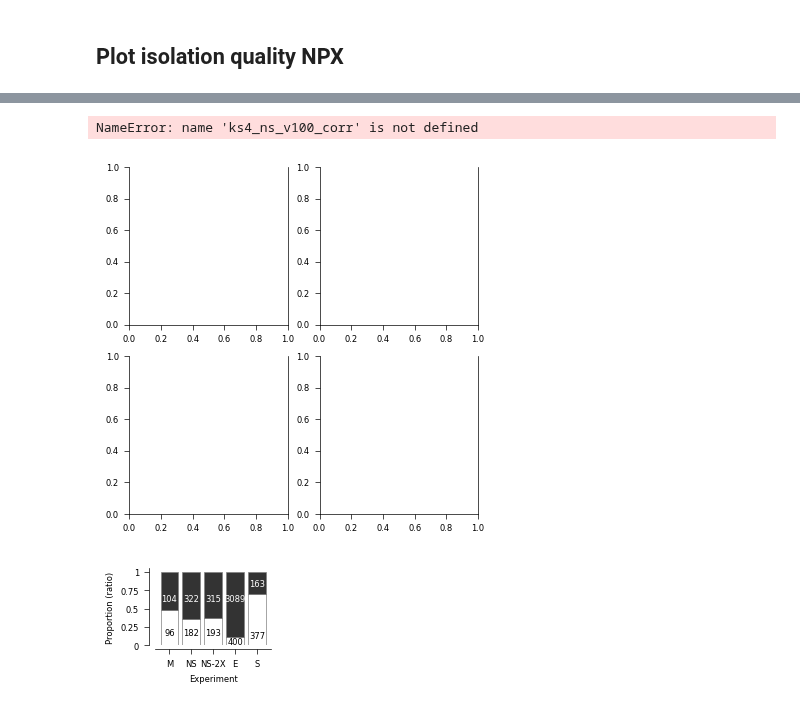
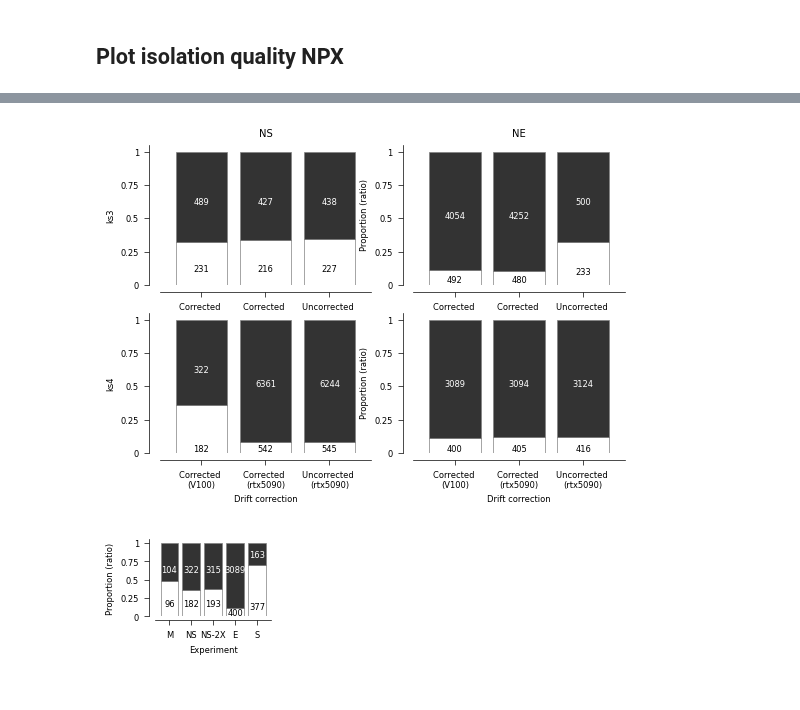
Before and after one commit to steevelaquitaine/spikebias, a Jupyter notebook: notebooks/4_reviews/fig_xx_yields_by_driftcorr.ipynb, the cells around one changed output, grey strips where cells are left out. Drawn from its saved outputs; the diff is of its cells as text; code cells hidden in the pictures.

Commit message:
added review fig5a on +/- drift correction

```diff
--- a/notebooks/4_reviews/fig_xx_yields_by_driftcorr.ipynb
+++ b/notebooks/4_reviews/fig_xx_yields_by_driftcorr.ipynb
@@ -218,41 +221,52 @@ df_ns_v100_corr
 # %%
 # setup
-FIGSIZE = (4.5, 4.5)
+FIGSIZE = (6, 4)
+SHIFT = 0.3
 _, ax = plt.subplots(2, 2, figsize=FIGSIZE)
+
+# KILOSORT 3 --------------
+
+# NS
+number_pos = {'exp1_x':-0.3 + SHIFT, 'exp1_y_su': 0.1, 'exp1_y_mu': 0.6,
+              'exp2_x': 0.7 + SHIFT, 'exp2_y_su': 0.1, 'exp2_y_mu': 0.6,
+              'exp3_x': 1.7 + SHIFT, 'exp3_y_su': 0.1, 'exp3_y_mu': 0.6}
+isolation.plot_unit_isolation_by_drift_corr(ax[0, 0], ks3["ns_v100_corr"], ks3["ns_rtx_corr"], ks3["ns_rtx_no_corr"], legend_cfg, number_pos)
+ax[0, 0].set_yticks([0, 0.25, 0.5, 0.75, 1], [0, 0.25, 0.5, 0.75, 1])
+ax[0, 0].set_title('NS')
+ax[0, 0].set_ylabel('ks3')
+
+# NE
+number_pos = {'exp1_x':-0.3 + SHIFT, 'exp1_y_su': 0.02, 'exp1_y_mu': 0.5,
+              'exp2_x': 0.7 + SHIFT, 'exp2_y_su': 0.02, 'exp2_y_mu': 0.5,
+              'exp3_x': 1.7 + SHIFT, 'exp3_y_su': 0.08, 'exp3_y_mu': 0.6}
+isolation.plot_unit_isolation_by_drift_corr(ax[0, 1], ks3["ne_v100_corr"], ks3["ne_rtx_corr"], ks3["ne_rtx_no_corr"], legend_cfg, number_pos)
+ax[0, 1].set_yticks([0, 0.25, 0.5, 0.75, 1], [0, 0.25, 0.5, 0.75, 1])
+ax[0, 1].set_title('NE')
 
 # KILOSORT 4 --------------
 
-# plot NS
-isolation.plot_unit_isolation_by_drift_corr(ax[0], ks4_ns_v100_corr, ks4_ns_rtx_corr, ks4_ns_rtx_no_corr, legend_cfg);
-ax[0].set_yticks([0, 0.25, 0.5, 0.75, 1], [0, 0.25, 0.5, 0.75, 1]);
-ax[0].set_title('ks4 - NS')
-plt.tight_layout(w_pad=2)
+# NS
+number_pos = {'exp1_x':-0.3 + SHIFT, 'exp1_y_su': 0.01, 'exp1_y_mu': 0.6,
+              'exp2_x': 0.7 + SHIFT, 'exp2_y_su': 0.01, 'exp2_y_mu': 0.5,
+              'exp3_x': 1.7 + SHIFT, 'exp3_y_su': 0.01, 'exp3_y_mu': 0.5}
+isolation.plot_unit_isolation_by_drift_corr(ax[1, 0], ks4["ns_v100_corr"], ks4["ns_rtx_corr"], ks4["ns_rtx_no_corr"], legend_cfg, number_pos)
+ax[1, 0].set_yticks([0, 0.25, 0.5, 0.75, 1], [0, 0.25, 0.5, 0.75, 1])
+ax[1, 0].set_ylabel('ks4')
 
-# plot NE
-isolation.plot_unit_isolation_by_drift_corr(ax[1], ks4_ne_v100_corr, ks4_ne_rtx_corr, ks4_ne_rtx_no_corr, legend_cfg);
-ax[1].set_yticks([0, 0.25, 0.5, 0.75, 1], [0, 0.25, 0.5, 0.75, 1]);
-ax[1].set_title('ks4 - NE')
-plt.tight_layout(w_pad=2)
-
-# KILOSORT 3 --------------
-
-# plot NS
-isolation.plot_unit_isolation_by_drift_corr(ax[0], ks3_ns_v100_corr, ks3_ns_rtx_corr, ks3_ns_rtx_no_corr, legend_cfg);
-ax[0].set_yticks([0, 0.25, 0.5, 0.75, 1], [0, 0.25, 0.5, 0.75, 1]);
-ax[0].set_title('ks3 - NS')
-plt.tight_layout(w_pad=2)
-
-# plot NE
-isolation.plot_unit_isolation_by_drift_corr(ax[1], ks3_ne_v100_corr, ks3_ne_rtx_corr, ks3_ne_rtx_no_corr, legend_cfg);
-ax[1].set_yticks([0, 0.25, 0.5, 0.75, 1], [0, 0.25, 0.5, 0.75, 1]);
-ax[1].set_title('ks3 - NE')
-plt.tight_layout(w_pad=2)
+# NE
+number_pos = {'exp1_x':-0.3 + SHIFT, 'exp1_y_su': 0.01, 'exp1_y_mu': 0.5,
+              'exp2_x': 0.7 + SHIFT, 'exp2_y_su': 0.01, 'exp2_y_mu': 0.5,
+              'exp3_x': 1.7 + SHIFT, 'exp3_y_su': 0.01, 'exp3_y_mu': 0.5}
+isolation.plot_unit_isolation_by_drift_corr(ax[1, 1], ks4["ne_v100_corr"], ks4["ne_rtx_corr"], ks4["ne_rtx_no_corr"], legend_cfg, number_pos)
+ax[1, 1].set_yticks([0, 0.25, 0.5, 0.75, 1], [0, 0.25, 0.5, 0.75, 1])
 
 # save figures
-plt.savefig("figures/7_reviews/fig_xx_effect_of_drift_corr.svg", **savefig_cfg)
+plt.savefig(
+    "figures/7_reviews/figxx_unit_isolation.svg",
+    **savefig_cfg,
+)
 # %% [output]
-NameError: name 'ks4_ns_v100_corr' is not defined
-[figure, old version]
+[figure, new version]
 # %%
 # setup
 FIGSIZE = (1.5, 1)
```
Also changed, not shown: parts of 8 cells of this notebook, 6 other files.
